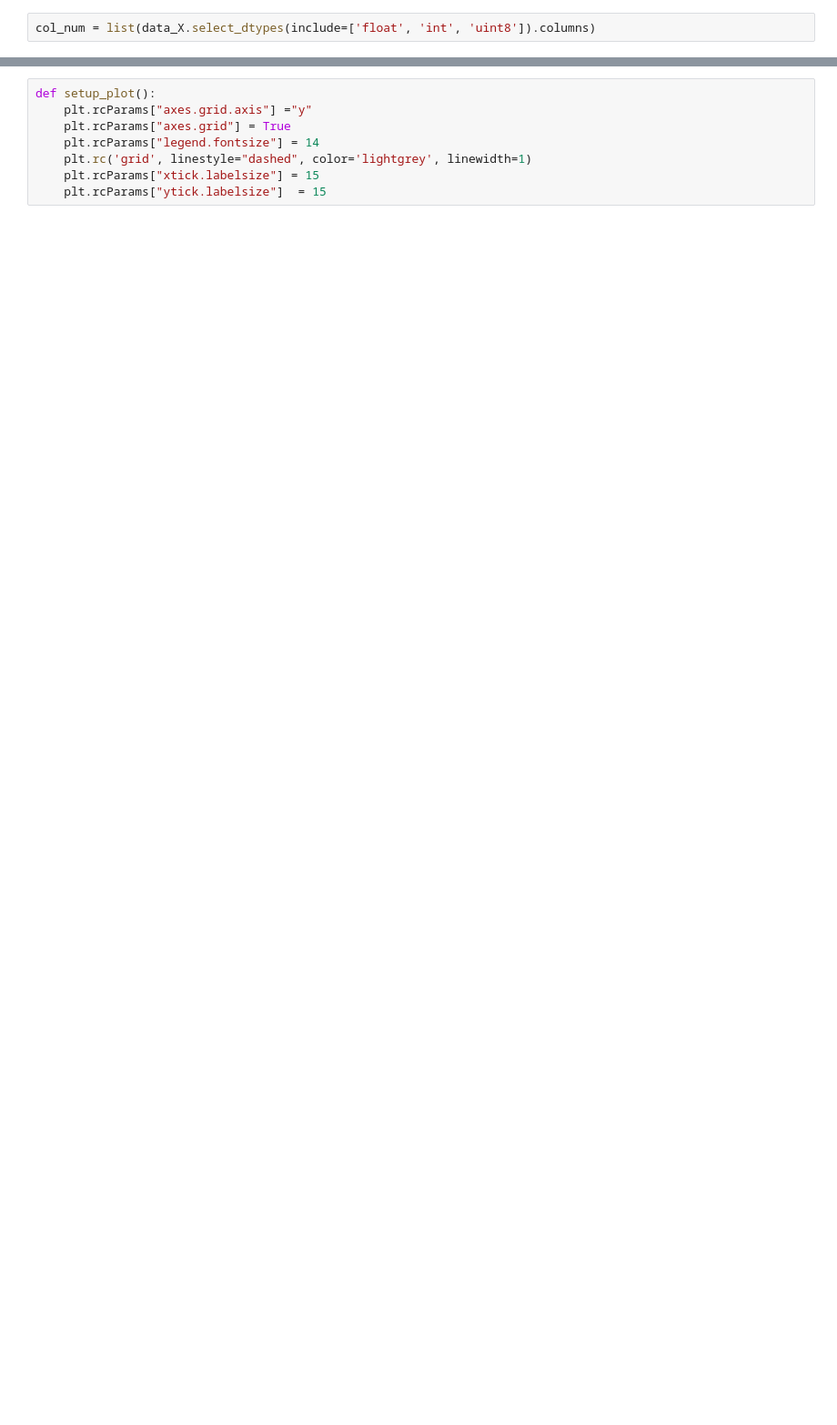
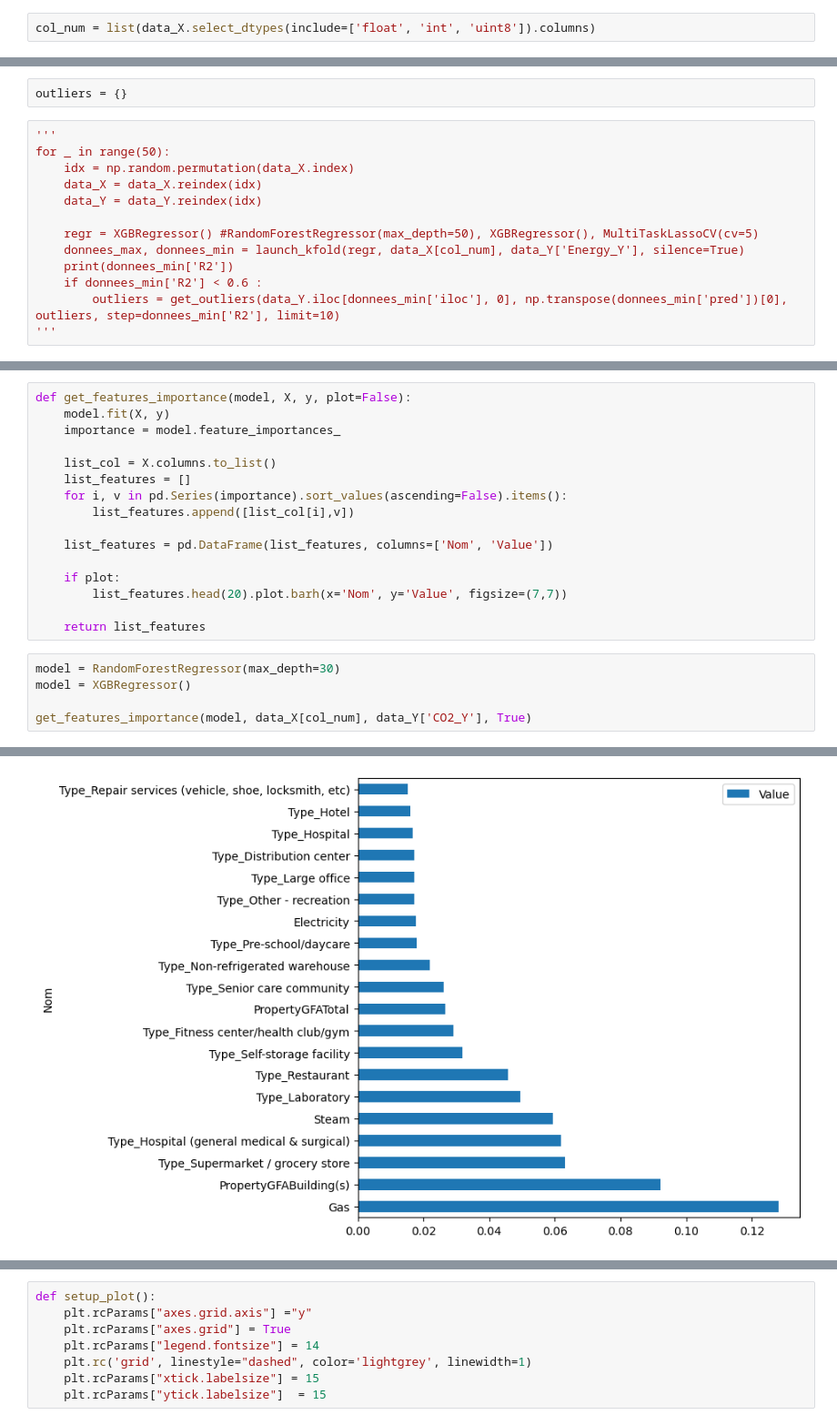
Before and after one commit to CeVague/Projet_4-Anticipez_besoins_consommation_batiments, a Jupyter notebook: Prediction.ipynb, the cells around one changed output, grey strips where cells are left out. Shown at 91% size. Saved outputs shown, nothing was run; the diff lists cells and outputs as text; blank space fills up the shorter version.

```diff
--- a/Prediction.ipynb
+++ b/Prediction.ipynb
@@ -266,0 +97,15 @@ Score MAE final : 0.5841227900581234
+# %%
+outliers = {}
+# %%
+'''
+for _ in range(50):
+    idx = np.random.permutation(data_X.index)
+    data_X = data_X.reindex(idx)
+    data_Y = data_Y.reindex(idx)
+
+    regr = XGBRegressor() #RandomForestRegressor(max_depth=50), XGBRegressor(), MultiTaskLassoCV(cv=5)
+    donnees_max, donnees_min = launch_kfold(regr, data_X[col_num], data_Y['Energy_Y'], silence=True)
+    print(donnees_min['R2'])
+    if donnees_min['R2'] < 0.6 :
+        outliers = get_outliers(data_Y.iloc[donnees_min['iloc'], 0], np.transpose(donnees_min['pred'])[0], outliers, step=donnees_min['R2'], limit=10)
+'''
@@ -266,0 +160,22 @@ Score MAE final : 0.5841227900581234
+# %%
+def get_features_importance(model, X, y, plot=False):
+    model.fit(X, y)
+    importance = model.feature_importances_
+
+    list_col = X.columns.to_list()
+    list_features = []
+    for i, v in pd.Series(importance).sort_values(ascending=False).items():
+        list_features.append([list_col[i],v])
+
+    list_features = pd.DataFrame(list_features, columns=['Nom', 'Value'])
+
+    if plot:
+        list_features.head(20).plot.barh(x='Nom', y='Value', figsize=(7,7))
+
+    return list_features
+# %%
+model = RandomForestRegressor(max_depth=30)
+model = XGBRegressor()
+
+get_features_importance(model, data_X[col_num], data_Y['CO2_Y'], True)
+# %% [output]
@@ -266,0 +195 @@ Score MAE final : 0.5841227900581234
+[figure, added]
```
Also changed, not shown: parts of 37 cells of this notebook, 1 other file.
